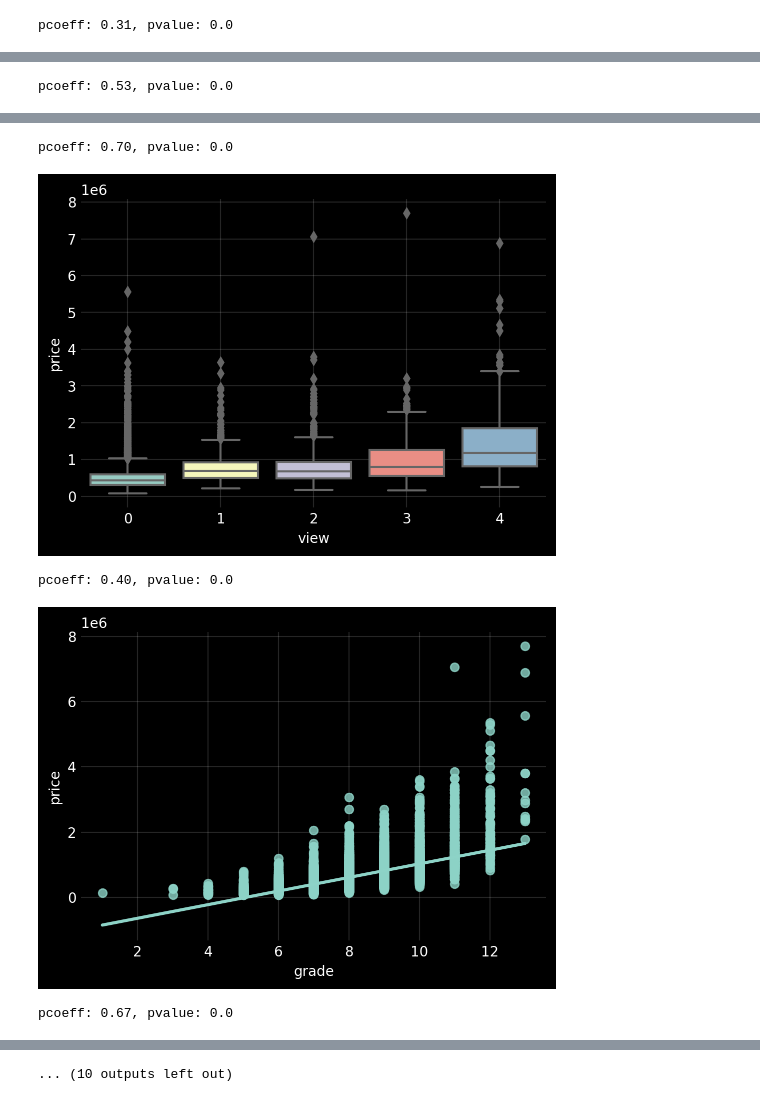
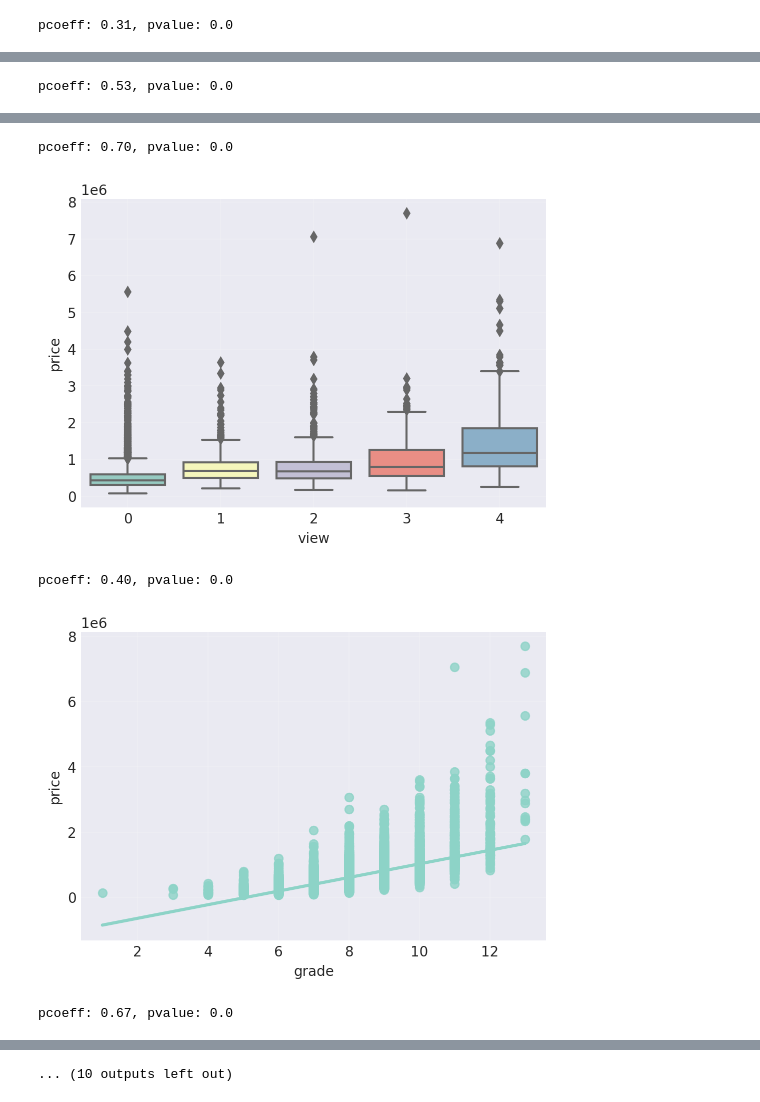
Before and after one commit to marlonbje/model-evaluation_housingdata, a Jupyter notebook: model-evaluation_housingdata.ipynb, the cells around one changed output, grey strips where cells are left out. Saved outputs shown, nothing was run; the diff lists cells and outputs as text; code cells hidden in the pictures.

```diff
--- a/model-evaluation_housingdata.ipynb
+++ b/model-evaluation_housingdata.ipynb
@@ -10,11 +10,10 @@ from sklearn.model_selection import cross_val_score,train_test_split
 from scipy import stats
 
 plt.style.use('seaborn-darkgrid')
-plt.style.use('dark_background')
 
 df = pd.read_csv('house_data.csv')
 df.drop(['Unnamed: 0','Unnamed: 1','id','date'],axis=1,inplace=True)
-print(df.isna().any())
+print(df.isna().any()) #handling NaN values
 df['bedrooms'] = df['bedrooms'].fillna(df['bedrooms'].mean())
 df['bathrooms'] = df['bathrooms'].fillna(df['bathrooms'].mean())
 print('Anzahl NaN in Bedrooms:',df['bedrooms'].isna().sum())
@@ -27,10 +26,10 @@ features = []
 
 for attribute in numeric_attributes:
     pcoeff,pvalue = stats.pearsonr(df[attribute],df['price'])
-    if abs(pcoeff) >= 0.3:
+    if abs(pcoeff) >= 0.3: #feature selection
         features.append(attribute)
         plt.figure(figsize=(6,4))
-        if df[attribute].value_counts().count() <= 10:
+        if df[attribute].value_counts().count() <= 10: #categorical features in barplots
             sns.boxplot(x=df[attribute],y=df['price'])
             plt.grid(True,alpha=0.15)
             plt.show()
@@ -41,32 +40,35 @@ for attribute in numeric_attributes:
             plt.show()
             print(f'pcoeff: {pcoeff:.2f}, pvalue: {pvalue}')
 
-features.append('price')
+features.append('price') #for heatmap
 plt.figure(figsize=(10,8))
 sns.heatmap(df[features].corr(),cmap='coolwarm',annot=True,center=0,cbar=True,linecolor='gray',linewidths=1)
 plt.show()
 features.remove('price')
 
-x = df[features]
+x = df[features] #fulldata
 y = df['price']
 
-x_train,x_test,y_train,y_test = train_test_split(x,y,test_size=0.3,random_state=42)
+x_train,x_test,y_train,y_test = train_test_split(x,y,test_size=0.5,random_state=1)
 
+#first model
 lr = LinearRegression()
 lr.fit(x_train,y_train)
 print(f'R^2 traindata (lr): {cross_val_score(lr,x_train,y_train,cv=10).mean():.2f}')
 print(f'R^2 testdata (lr): {lr.score(x_test,y_test):.2f}')
 
+#second model
 Input = [('scaler',StandardScaler()),('polynomial',PolynomialFeatures(degree=2)),('ridge',Ridge(alpha=1))]
 pipe = Pipeline(Input)
 pipe.fit(x_train,y_train)
 print(f'R^2 traindata (pr): {cross_val_score(pipe,x_train,y_train,cv=10).mean():.2f}')
 print(f'R^2 testdata (pr): {pipe.score(x_test,y_test):.2f}')
 
+#visualizing results
 plt.figure(figsize=(7,5))
-sns.kdeplot(lr.predict(x_train),color='deepskyblue',label='lrmodel',linewidth=3,fill=True)
-sns.kdeplot(pipe.predict(x_train),color='m',label='prmodel',linewidth=3,fill=True)
-sns.kdeplot(y_train,color='lightgrey',label='actual',linewidth=3,fill=True)
+sns.kdeplot(lr.predict(x_train),color='royalblue',label='lrmodel',linewidth=1,fill=True)
+sns.kdeplot(pipe.predict(x_train),color='g',label='prmodel',linewidth=1,fill=True)
+sns.kdeplot(y_train,color='gray',label='actual',linewidth=1,fill=True)
 plt.grid(True,alpha=0.15)
 plt.xlim(0,1.5e6)
 plt.legend()
@@ -97,5 +99,5 @@ pcoeff: 0.53, pvalue: 0.0
 pcoeff: 0.70, pvalue: 0.0
-[figure, old version]
+[figure, new version]
 pcoeff: 0.40, pvalue: 0.0
-[figure, old version]
+[figure, new version]
 pcoeff: 0.67, pvalue: 0.0
```
Also changed, not shown: parts of 1 cell of this notebook.
